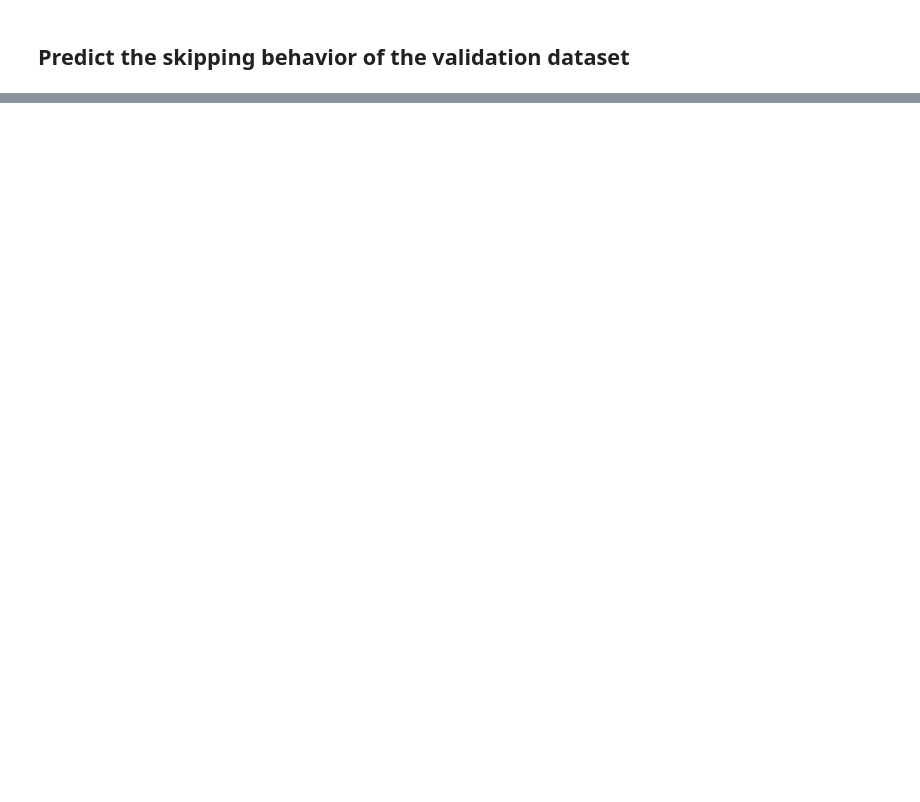
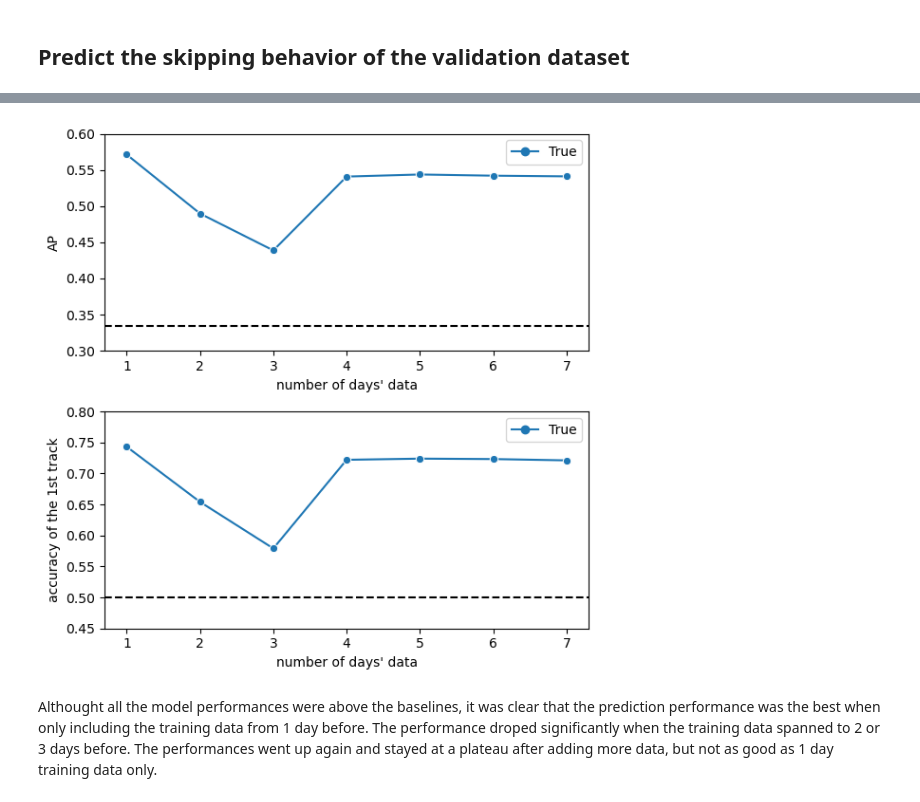
Before and after one commit to curlsloth/Capstone_Spotify-Sequential-Skip-Prediction, a Jupyter notebook: notebooks/6_LightGBM_predict_multipleDays_for20180918.ipynb, the cells around one changed output, grey strips where cells are left out. Saved outputs shown, nothing was run; the diff lists cells and outputs as text; code cells hidden in the pictures; blank space fills up the shorter version.

Commit message:
add prediction multiple days

```diff
--- a/notebooks/6_LightGBM_predict_multipleDays_for20180918.ipynb
+++ b/notebooks/6_LightGBM_predict_multipleDays_for20180918.ipynb
@@ -212,0 +148,3 @@ How to interpret this plot? Take the "SHAPsummary1" for instance, the "SpearCorr
+# %%
+results = pd.DataFrame({'ap': ap_list, 'first_pred_acc': first_pred_acc_list, 'days':[1,2,3,4,5,6,7]})
+results
@@ -212,0 +160,25 @@ How to interpret this plot? Take the "SHAPsummary1" for instance, the "SpearCorr
+# %%
+import seaborn as sns
+import matplotlib.pyplot as plt
+
+
+fig, (ax1, ax2) = plt.subplots(figsize=(6,6), nrows=2)
+
+graph1 = sns.lineplot(y='ap', x='days', data=results, ax=ax1, hue=True, style = True, markers = True)
+ax1.set_ylabel('AP')
+ax1.set_xlabel("number of days' data")
+graph1.axhline(0.334, linestyle = '--', c = 'k')
+ax1.set_ylim(0.3,0.6)
+
+graph2 = sns.lineplot(y='first_pred_acc', x='days', data=results, ax=ax2, hue=True, style = True, markers = True)
+ax2.set_ylabel('accuracy of the 1st track')
+ax2.set_xlabel("number of days' data")
+graph2.axhline(0.5, linestyle = '--', c = 'k')
+ax2.set_ylim(0.45,0.8)
+plt.tight_layout()
+
+plt.show()
+# %% [output]
+[figure, added]
+# %% [markdown]
+Althought all the model performances were above the baselines, it was clear that the prediction performance was the best when only including the training data from 1 day before. The performance droped significantly when the training data spanned to 2 or 3 days before. The performances went up again and stayed at a plateau after adding more data, but not as good as 1 day training data only.
```
Also changed, not shown: parts of 17 cells of this notebook, 2 other files.
